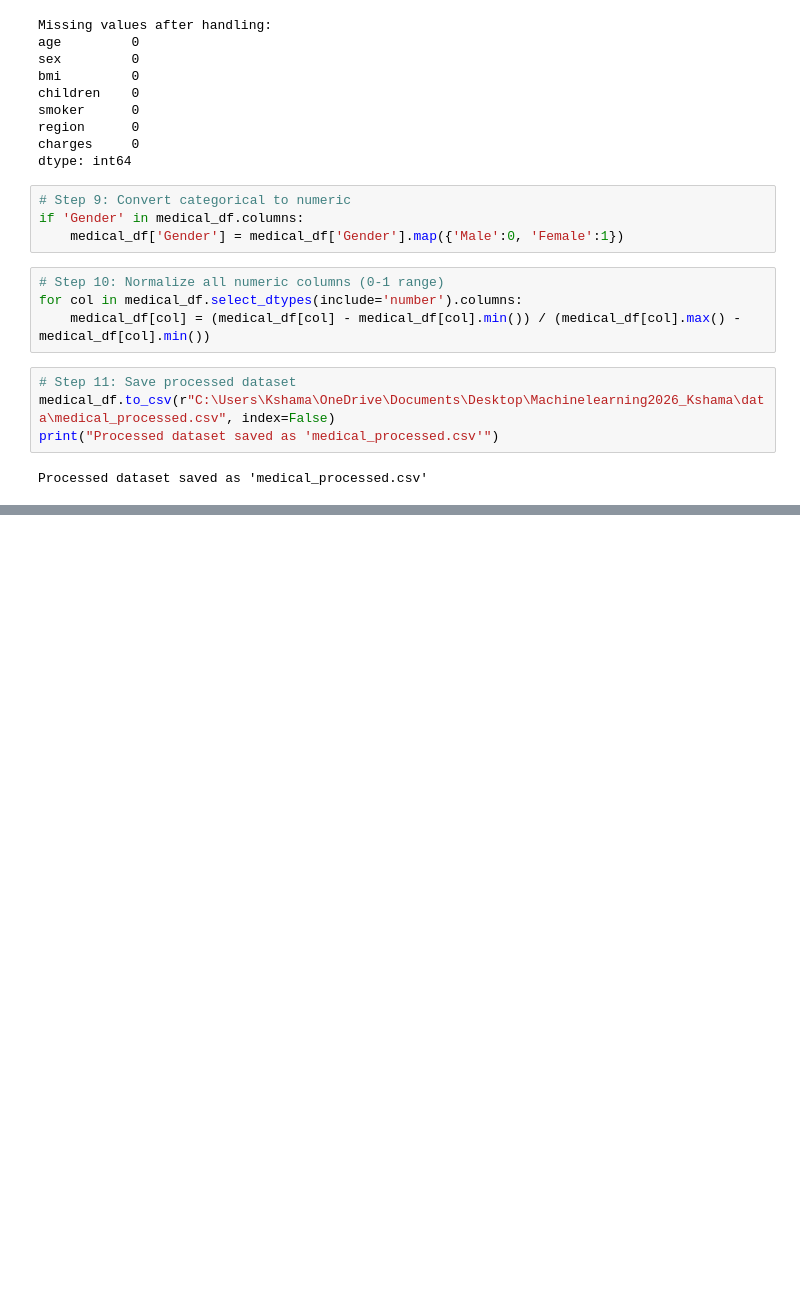
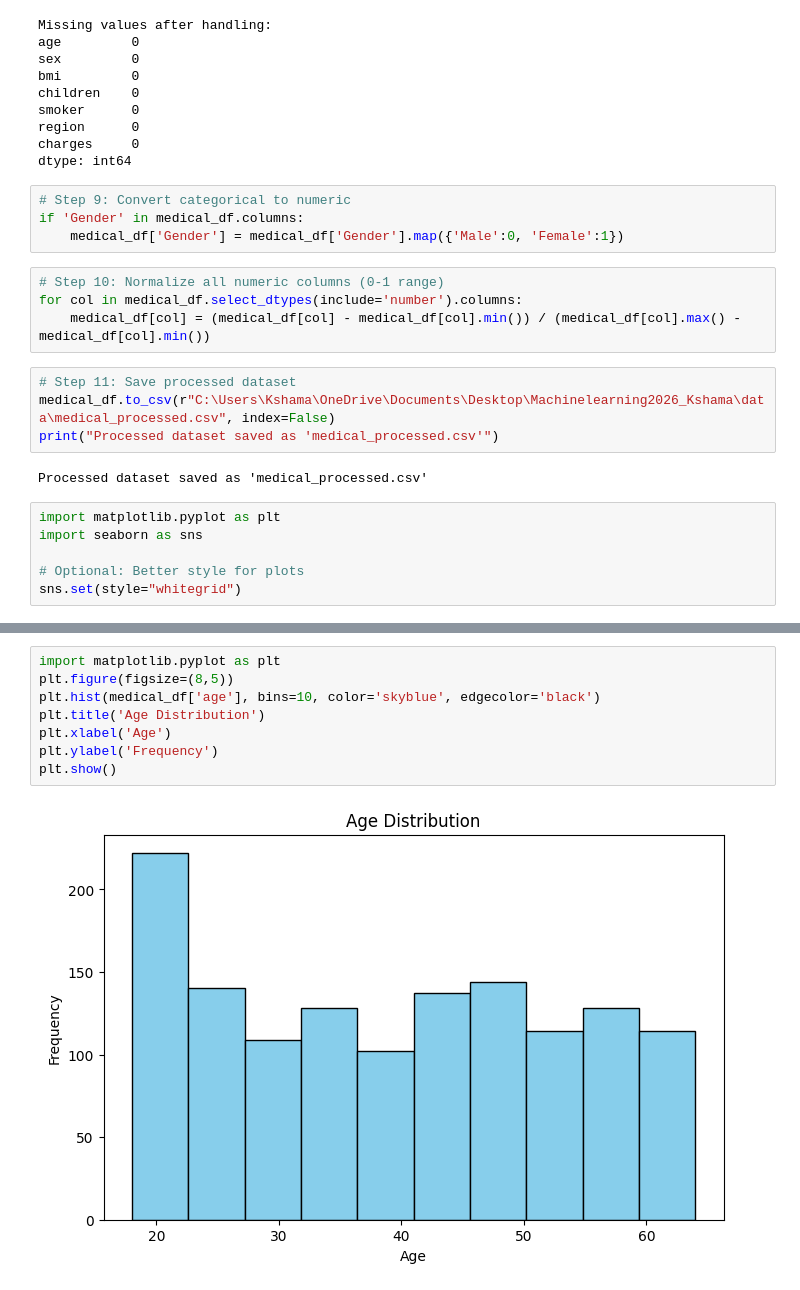
Before and after one commit to smrnchoubey-ops/Machinelearning2026_Kshama, a Jupyter notebook: notebooks/01-processing.ipynb, the cells around one changed output, grey strips where cells are left out. Cells and saved outputs as stored; diff of their text form; blank space fills up the shorter version.

```diff
--- a/notebooks/01-processing.ipynb
+++ b/notebooks/01-processing.ipynb
@@ -67,3 +67,9 @@ medical_df.to_csv(r"C:\Users\Kshama\OneDrive\Documents\Desktop\Machinelearning20
 print("Processed dataset saved as 'medical_processed.csv'")
 # %% [output]
 Processed dataset saved as 'medical_processed.csv'
+# %%
+import matplotlib.pyplot as plt
+import seaborn as sns
+
+# Optional: Better style for plots
+sns.set(style="whitegrid")
@@ -69,0 +110,10 @@ Processed dataset saved as 'medical_processed.csv'
+# %%
+import matplotlib.pyplot as plt
+plt.figure(figsize=(8,5))
+plt.hist(medical_df['age'], bins=10, color='skyblue', edgecolor='black')
+plt.title('Age Distribution')
+plt.xlabel('Age')
+plt.ylabel('Frequency')
+plt.show()
+# %% [output]
+[figure, added]
```
Also changed, not shown: parts of 4 cells of this notebook.
